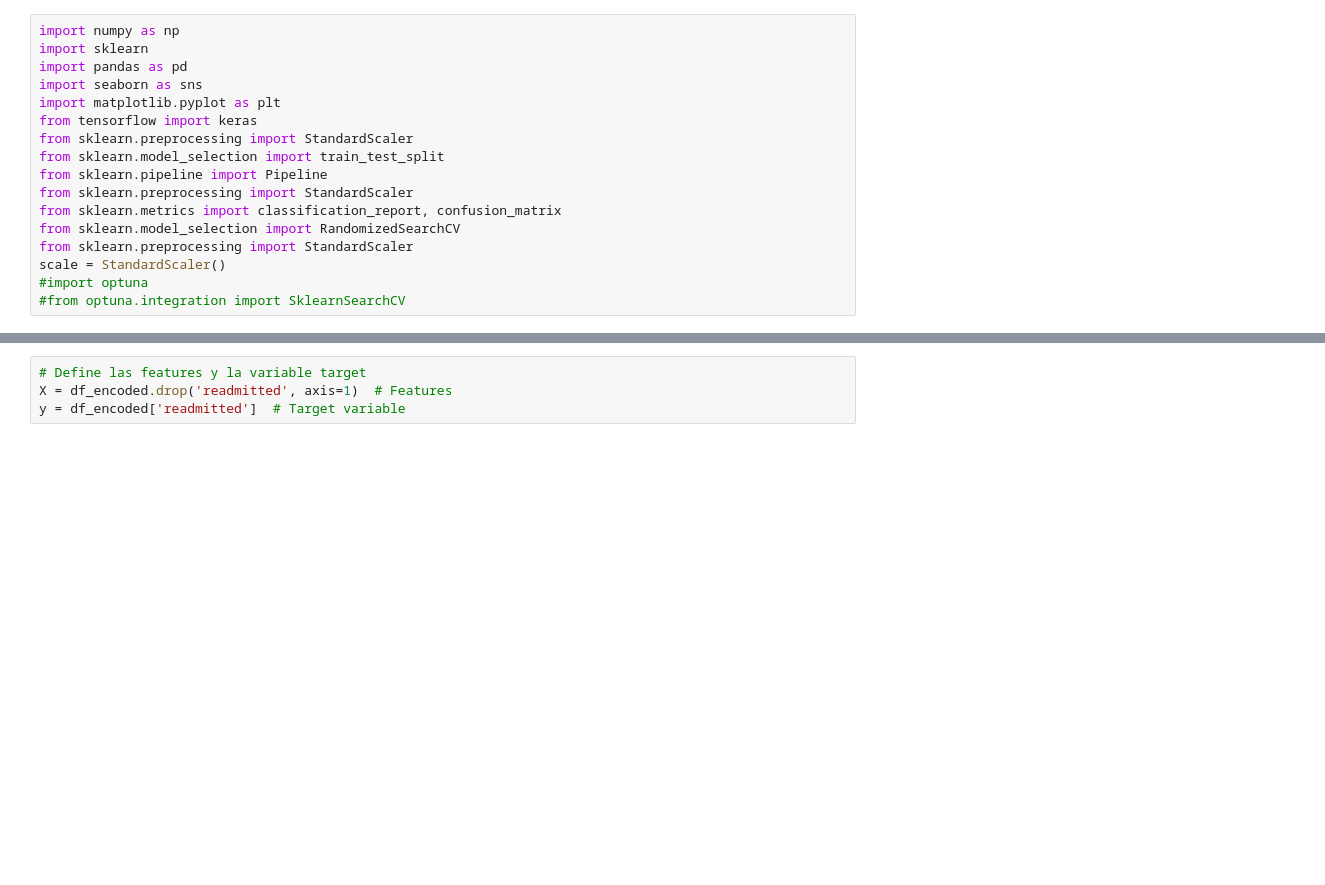
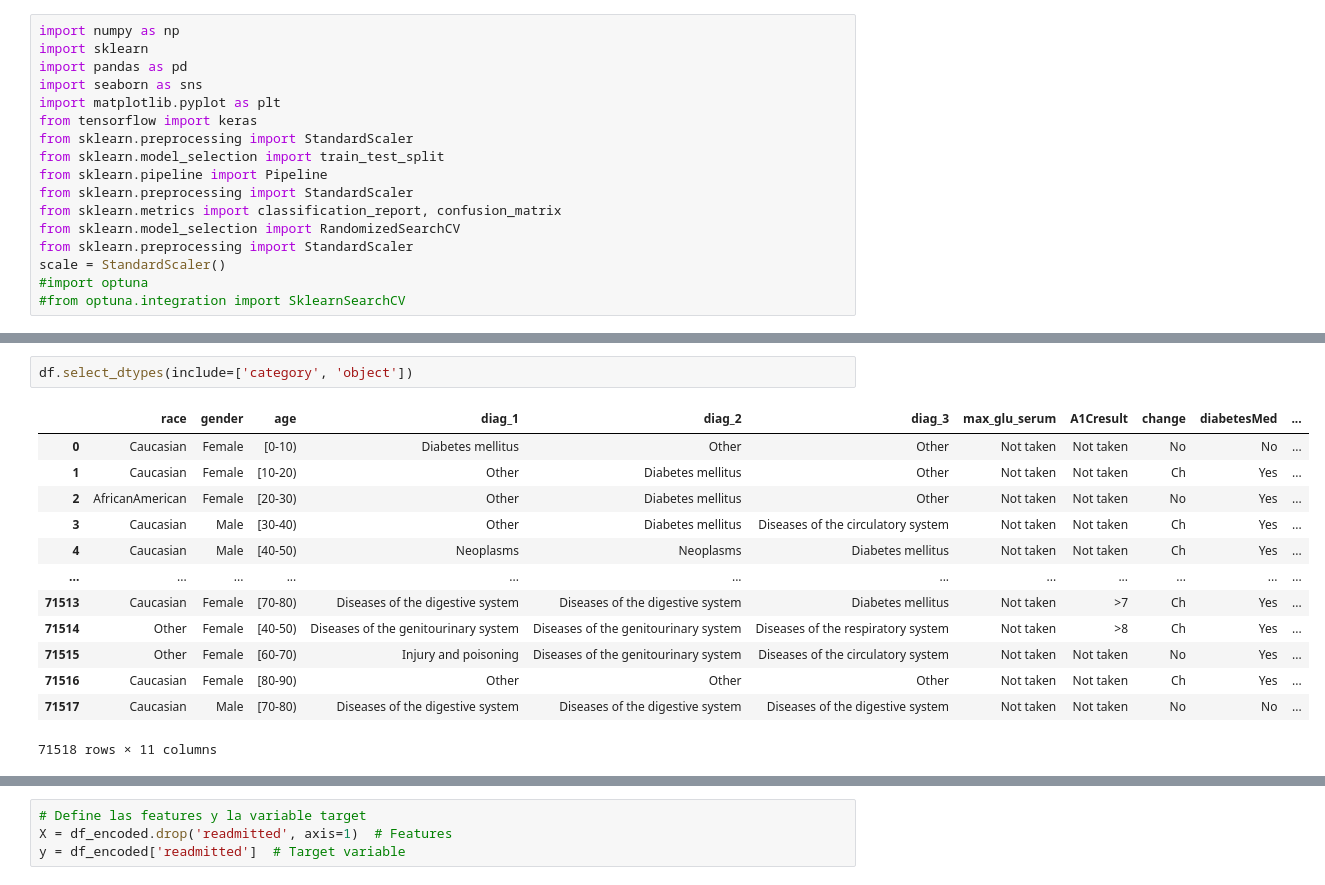
Before and after one commit to Galo0000/Nocountry_proyect_01, a Jupyter notebook: ML_test.ipynb, the cells around one changed output, grey strips where cells are left out. Saved outputs shown, nothing was run; the diff lists cells and outputs as text; blank space fills up the shorter version.

```diff
--- a/ML_test.ipynb
+++ b/ML_test.ipynb
@@ -35,0 +41,16 @@ df
+# %%
+df.select_dtypes(include=['category', 'object'])
+# %% [output]
+|  | race | gender | age | diag_1 | diag_2 | diag_3 | max_glu_serum | A1Cresult | change | diabetesMed | ... |
+| 0 | Caucasian | Female | [0-10) | Diabetes mellitus | Other | Other | Not taken | Not taken | No | No | ... |
+| 1 | Caucasian | Female | [10-20) | Other | Diabetes mellitus | Other | Not taken | Not taken | Ch | Yes | ... |
+| 2 | AfricanAmerican | Female | [20-30) | Other | Diabetes mellitus | Other | Not taken | Not taken | No | Yes | ... |
+| 3 | Caucasian | Male | [30-40) | Other | Diabetes mellitus | Diseases of the circulatory system | Not taken | Not taken | Ch | Yes | ... |
+| 4 | Caucasian | Male | [40-50) | Neoplasms | Neoplasms | Diabetes mellitus | Not taken | Not taken | Ch | Yes | ... |
+| ... | ... | ... | ... | ... | ... | ... | ... | ... | ... | ... | ... |
+| 71513 | Caucasian | Female | [70-80) | Diseases of the digestive system | Diseases of the digestive system | Diabetes mellitus | Not taken | >7 | Ch | Yes | ... |
+| 71514 | Other | Female | [40-50) | Diseases of the genitourinary system | Diseases of the genitourinary system | Diseases of the respiratory system | Not taken | >8 | Ch | Yes | ... |
+| 71515 | Other | Female | [60-70) | Injury and poisoning | Diseases of the genitourinary system | Diseases of the circulatory system | Not taken | Not taken | No | Yes | ... |
+| 71516 | Caucasian | Female | [80-90) | Other | Other | Other | Not taken | Not taken | Ch | Yes | ... |
+| 71517 | Caucasian | Male | [70-80) | Diseases of the digestive system | Diseases of the digestive system | Diseases of the digestive system | Not taken | Not taken | No | No | ... |
+71518 rows × 11 columns
```
Also changed, not shown: parts of 29 cells of this notebook, 5 other files.
